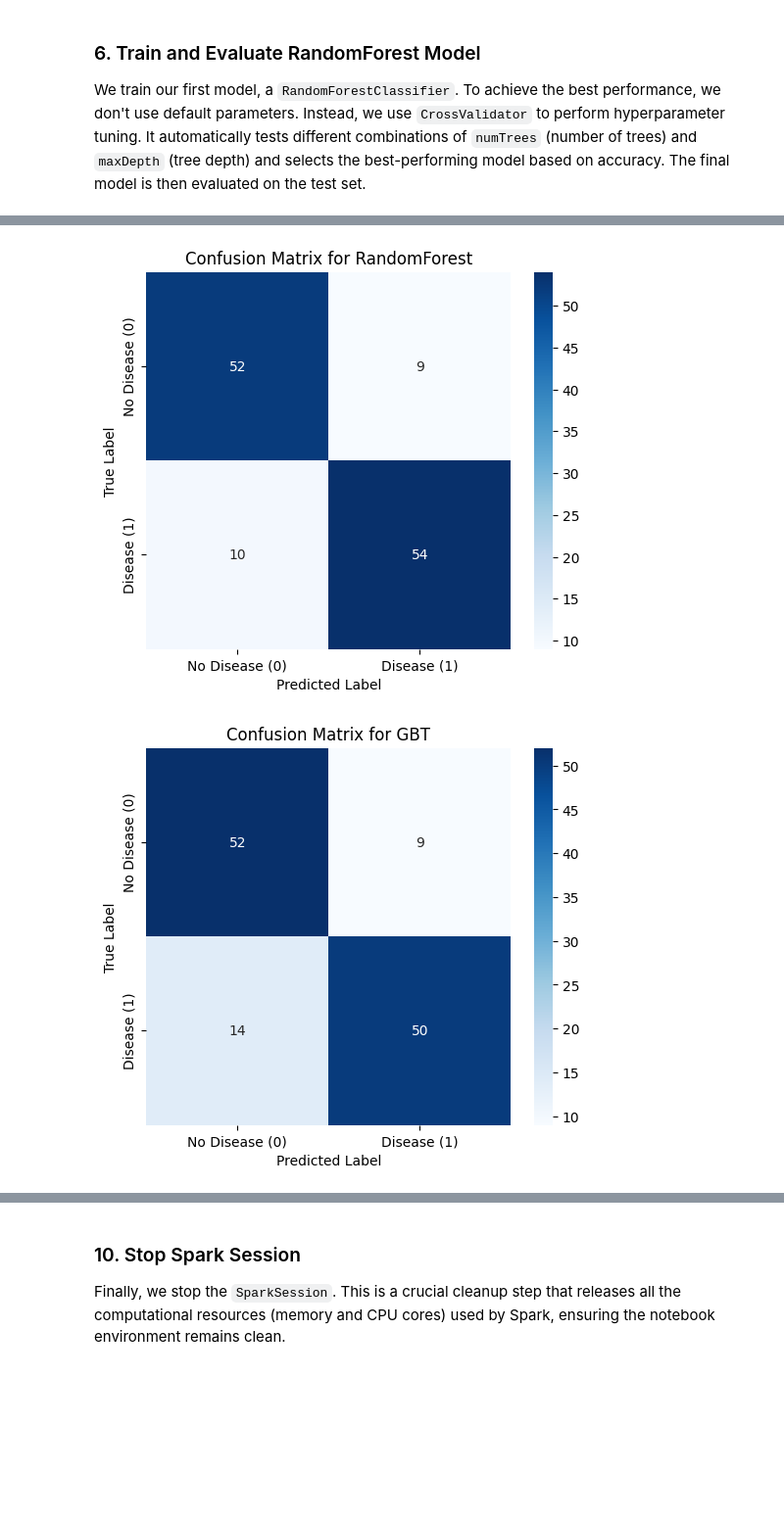
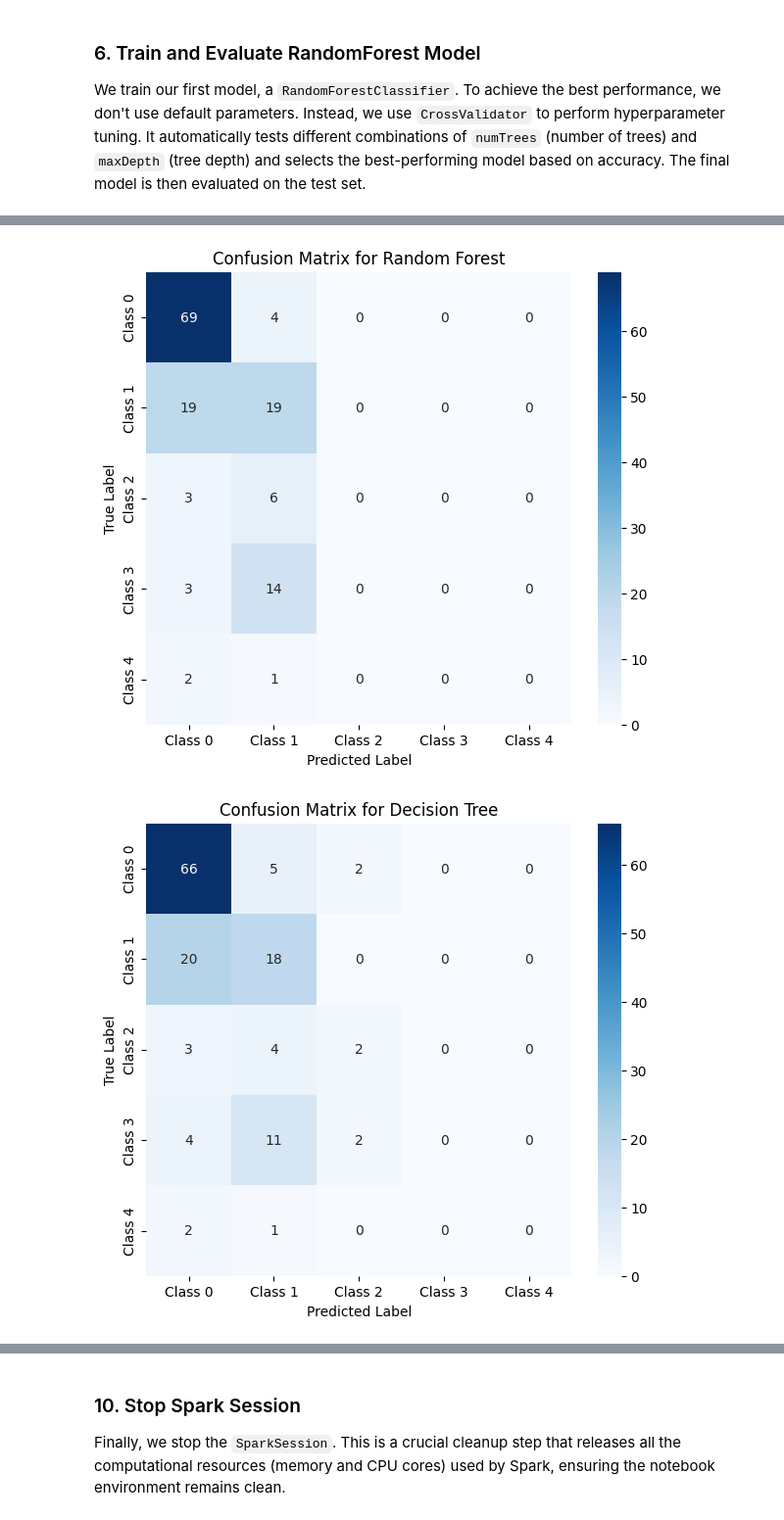
Before and after one commit to mohammadkahr/Heart-Disease-Prediction, a Jupyter notebook: main.ipynb, the cells around one changed output, grey strips where cells are left out. Shown at 98% size. Cells and saved outputs as stored; diff of their text form; code cells hidden in the pictures; blank space fills up the shorter version.

```diff
--- a/main.ipynb
+++ b/main.ipynb
@@ -107,8 +109,8 @@ for feature in numerical_continuous_cols:
 print(f"Rows after full cleaning: {len(df)} (from {initial_rows} initial rows)")
 
 # ** Key Step: Convert to a Binary Classification Problem **
-df['num'] = df['num'].apply(lambda x: 1 if x > 0 else 0)
-print("\nFinal class distribution (0: No Disease, 1: Disease):")
+# df['num'] = df['num'].apply(lambda x: 1 if x > 0 else 0)
+# print("\nFinal class distribution (0: No Disease, 1: Disease):")
 print(df['num'].value_counts())
 # %% [output]
 Rows after full cleaning: 702 (from 920 initial rows)
@@ -175,16 +178,16 @@ We train our first model, a `RandomForestClassifier`. To achieve the best perfor
 evaluator_accuracy = MulticlassClassificationEvaluator(metricName="accuracy")
 
 # Define the model
-rf = RandomForestClassifier(featuresCol="features", labelCol="label", seed=42)
+rf = RandomForestClassifier(featuresCol="features", labelCol="label", seed=17)
 
 # Define the parameter grid for hyperparameter tuning
 paramGrid_rf = (ParamGridBuilder()
-             .addGrid(rf.numTrees, [50, 100])
-             .addGrid(rf.maxDepth, [5, 10])
+             .addGrid(rf.numTrees, [50, 100, 150, 200])
+             .addGrid(rf.maxDepth, [5, 10, 15])
              .build())
 
 # Set up the CrossValidator
-cv_rf = CrossValidator(estimator=rf, estimatorParamMaps=paramGrid_rf, evaluator=evaluator_accuracy, numFolds=3, seed=42)
+cv_rf = CrossValidator(estimator=rf, estimatorParamMaps=paramGrid_rf, evaluator=evaluator_accuracy, numFolds=3, seed=17)
 
 # Train the model
 cv_model_rf = cv_rf.fit(train_data)
@@ -256,28 +299,38 @@ Accuracy provides a single performance metric, but a confusion matrix offers a m
 
 This helps us understand what kind of errors our models are making.
 # %%
-def plot_confusion_matrix(predictions, model_name):
-    """A helper function to plot a confusion matrix."""
+def plot_confusion_matrix(predictions, model_name, num_classes=5):
+    """
+    Plots the confusion matrix for classification results.
+
+    Parameters:
+    - predictions: Spark DataFrame with 'prediction' and 'label' columns
+    - model_name: name of the model (str) for plot title
+    - num_classes: number of classes (default is 5)
+    """
     preds_and_labels = predictions.select(['prediction', 'label']).rdd.map(
         lambda row: (float(row.prediction), float(row.label))
     )
     metrics = MulticlassMetrics(preds_and_labels)
     confusion_matrix = metrics.confusionMatrix().toArray()
 
-    plt.figure(figsize=(6, 5))
+    labels = [f'Class {i}' for i in range(num_classes)]
+
+    plt.figure(figsize=(7, 6))
     sns.heatmap(
         confusion_matrix, annot=True, fmt='.0f', cmap='Blues',
-        xticklabels=['No Disease (0)', 'Disease (1)'],
-        yticklabels=['No Disease (0)', 'Disease (1)']
+        xticklabels=labels, yticklabels=labels
     )
     plt.xlabel('Predicted Label')
     plt.ylabel('True Label')
     plt.title(f'Confusion Matrix for {model_name}')
     plt.show()
 
-# Plot for both models
-plot_confusion_matrix(rf_predictions, "RandomForest")
-plot_confusion_matrix(gbt_predictions, "GBT")
+
+# Plot for models
+plot_confusion_matrix(rf_predictions, "Random Forest")
+plot_confusion_matrix(dt_predictions, "Decision Tree")
+plot_confusion_matrix(lr_predictions, "Logistic Regression")
 # %% [output]
-[figure, old version]
+[figure, new version]
-[figure, old version]
+[figure, new version]
```
Also changed, not shown: parts of 14 cells of this notebook, 1 other file.
